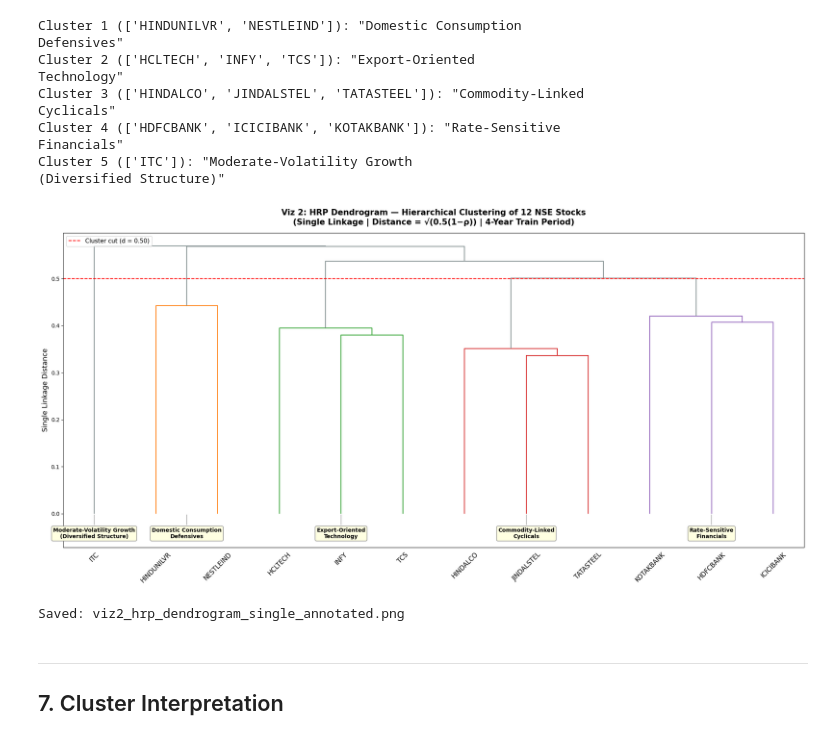
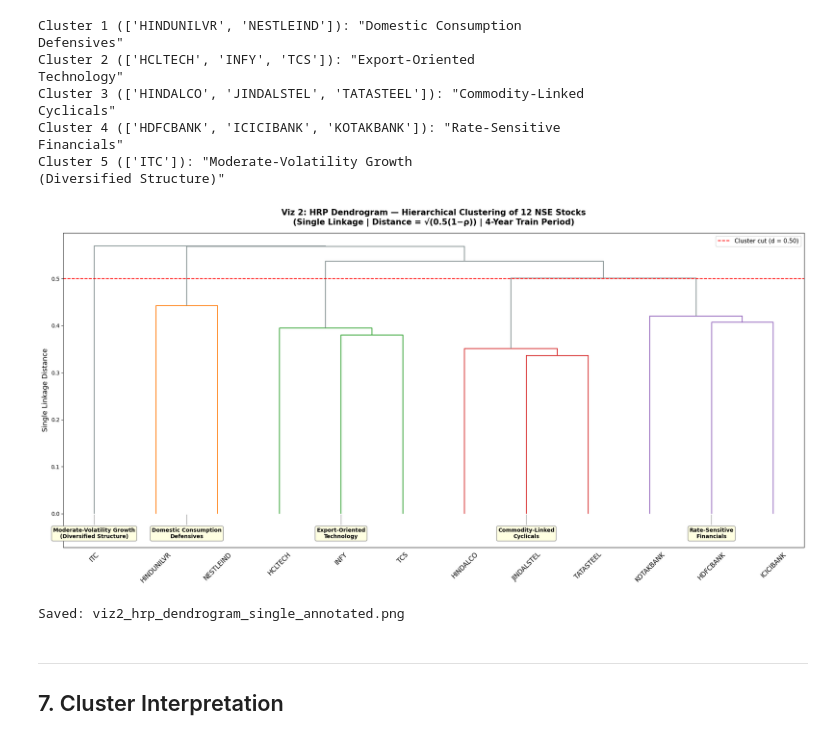
Before and after one commit to usnaveen/DA6701-Data-Science-and-AI-in-Finance, a Jupyter notebook: Assignment3/assignment3_part2/src/Person3_HRP_Data_and_Clustering.ipynb, the cells around one changed output. Cells and saved outputs as stored; diff of their text form; code cells hidden in the pictures.

```diff
--- a/Assignment3/assignment3_part2/src/Person3_HRP_Data_and_Clustering.ipynb
+++ b/Assignment3/assignment3_part2/src/Person3_HRP_Data_and_Clustering.ipynb
@@ -363,7 +362,7 @@ The dendrogram is labeled with:
 # Identify clusters using a distance threshold
 # We use fcluster to cut the dendrogram and find natural groupings
 
-distance_thresholds = [0.4, 0.45, 0.5, 0.55, 0.6]
+distance_thresholds = [0.4, 0.45, 0.5, 0.55]
 
 for thresh in distance_thresholds:
     clusters = fcluster(linkage_matrix, t=thresh, criterion='distance')
@@ -703,35 +702,35 @@ for c in sorted(cluster_assignment['Cluster'].unique()):
                 arrowstyle='-',
                 color='gray',
                 lw=0.8
             )
         )
 
 
 ax.set_title(
     'Viz 2: HRP Dendrogram — Hierarchical Clustering of 12 NSE Stocks\n'
     '(Single Linkage | Distance = √(0.5(1−ρ)) | 4-Year Train Period)',
     fontsize=15,
     fontweight='bold',
     pad=15
 )
 
 ax.set_ylabel('Single Linkage Distance', fontsize=13)
 ax.set_xlabel('')
-ax.legend(fontsize=11, loc='upper left')
+ax.legend(fontsize=11, loc='upper right')
 
 ax.set_ylim(y_min - 0.12 * (y_max - y_min), y_max)
 
 plt.tight_layout()
 plt.savefig(
     FIGURES_DIR / 'viz2_hrp_dendrogram_single_annotated.png',
     dpi=200,
     bbox_inches='tight'
 )
 plt.show()
 
 print('Saved: viz2_hrp_dendrogram_single_annotated.png')
 # %% [output]
-[figure, old version]
+[figure, new version]
 Saved: viz2_hrp_dendrogram_single_annotated.png
 # %% [markdown]
 ---
```
Also changed, not shown: parts of 21 cells of this notebook, 11 other files.
